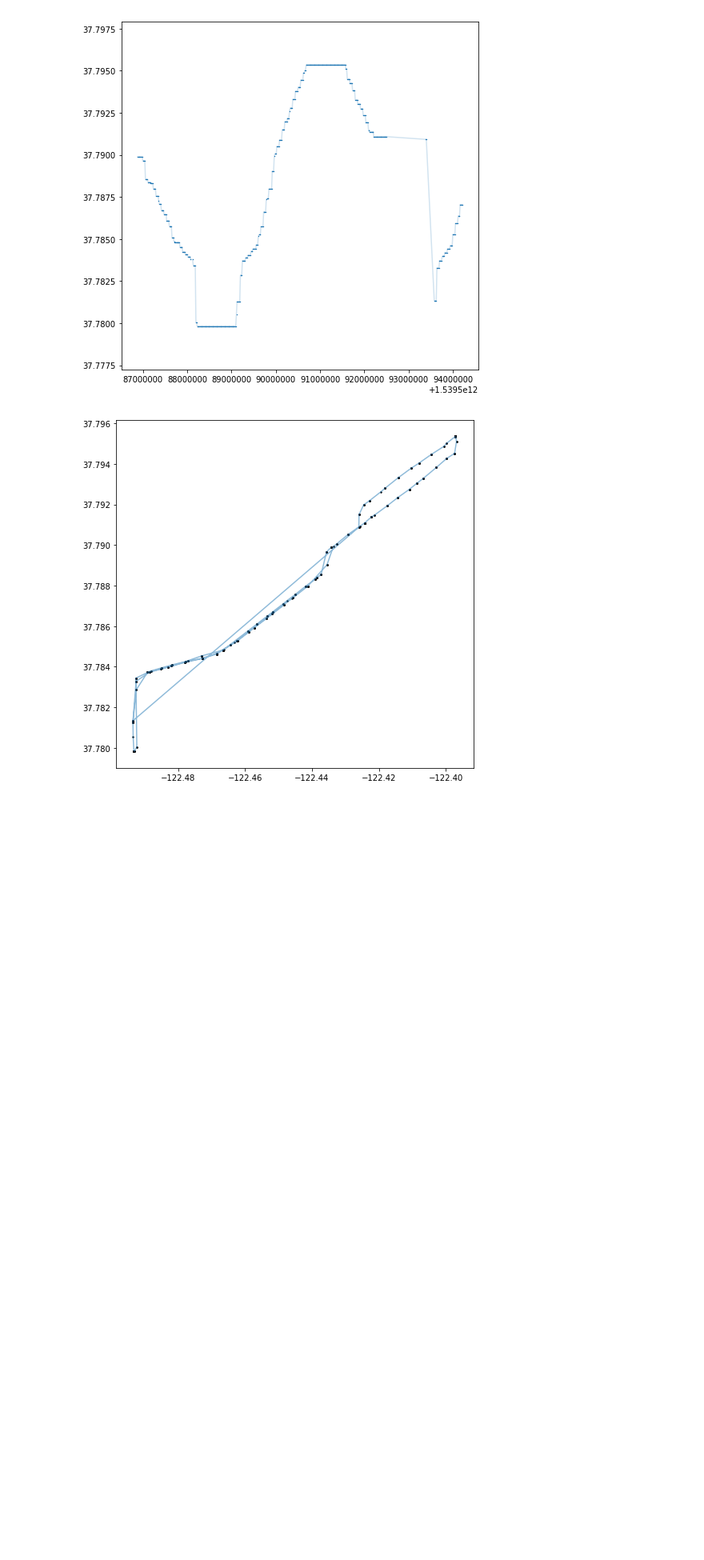
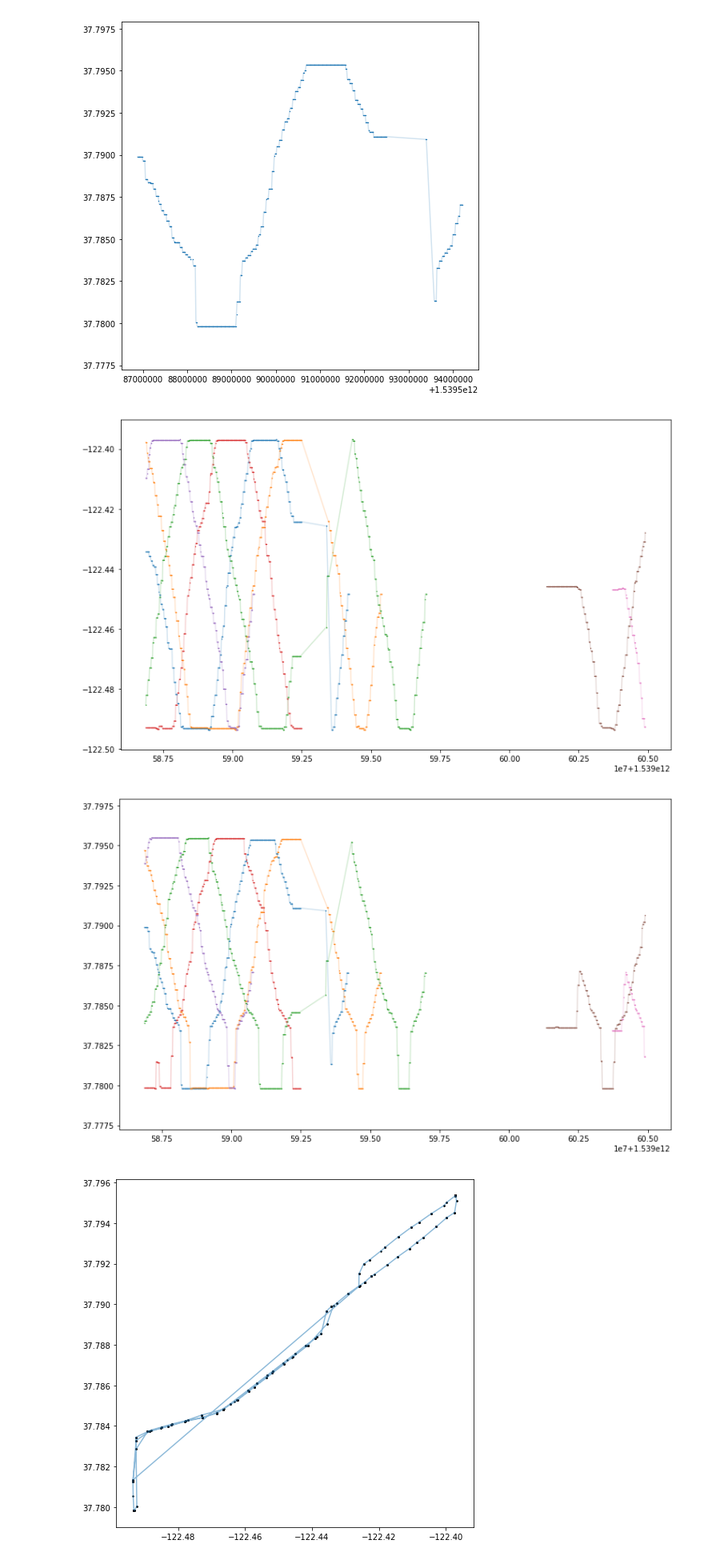
Before and after one commit to trynmaps/opentransit-metrics, a Jupyter notebook: kevin/restructured speed misc.ipynb, the cells around one changed output. Shown at 80% size. Saved outputs shown, nothing was run; the diff lists cells and outputs as text; code cells hidden in the pictures; blank space fills up the shorter version.

Commit message:
a couple more graphem

```diff
--- a/kevin/restructured speed misc.ipynb
+++ b/kevin/restructured speed misc.ipynb
@@ -197,13 +197,22 @@ plt.show()
 # %%
 for dim in ['lon','lat']:
     plt.figure(figsize=[8,8])
-    for
     plt.scatter([t['time'] for t in routes['1']['5621']],[t[dim] for t in routes['1']['5621']],s=2,linewidths=0)
     plt.plot([t['time'] for t in routes['1']['5621']],[t[dim] for t in routes['1']['5621']],alpha=.2)
     plt.show()
 # %% [output]
 [figure]
 [figure]
+# %%
+for dim in ['lon','lat']:
+    plt.figure(figsize=[13,8])
+    for vid in routes['1'].keys():
+        plt.scatter([t['time'] for t in routes['1'][vid]],[t[dim] for t in routes['1'][vid]],s=2,linewidths=0)
+        plt.plot([t['time'] for t in routes['1'][vid]],[t[dim] for t in routes['1'][vid]],alpha=.2)
+    plt.show()
+# %% [output]
+[figure, added]
+[figure, added]
 # %%
 plt.figure(figsize=[8,8])
 plt.plot([t['lon'] for t in routes['1']['5621']],[t['lat'] for t in routes['1']['5621']],alpha=.5)
```
